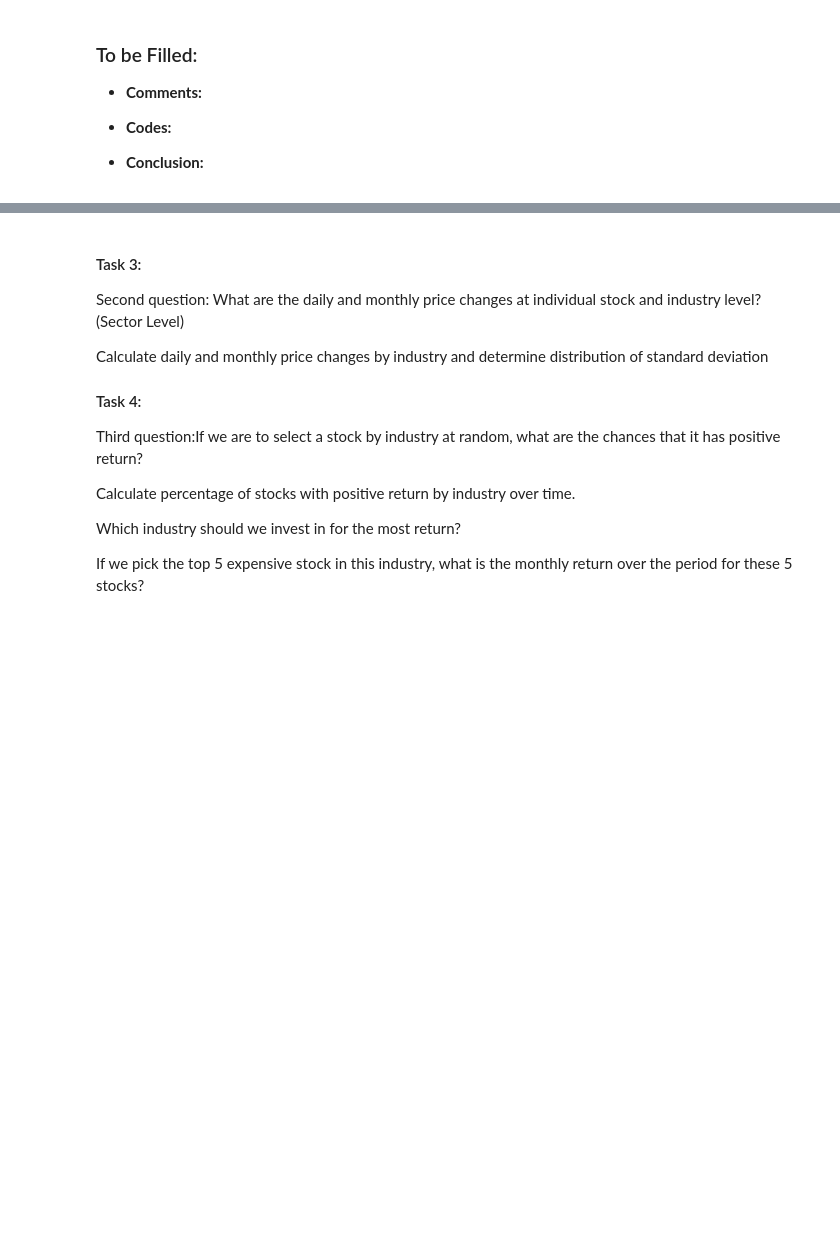
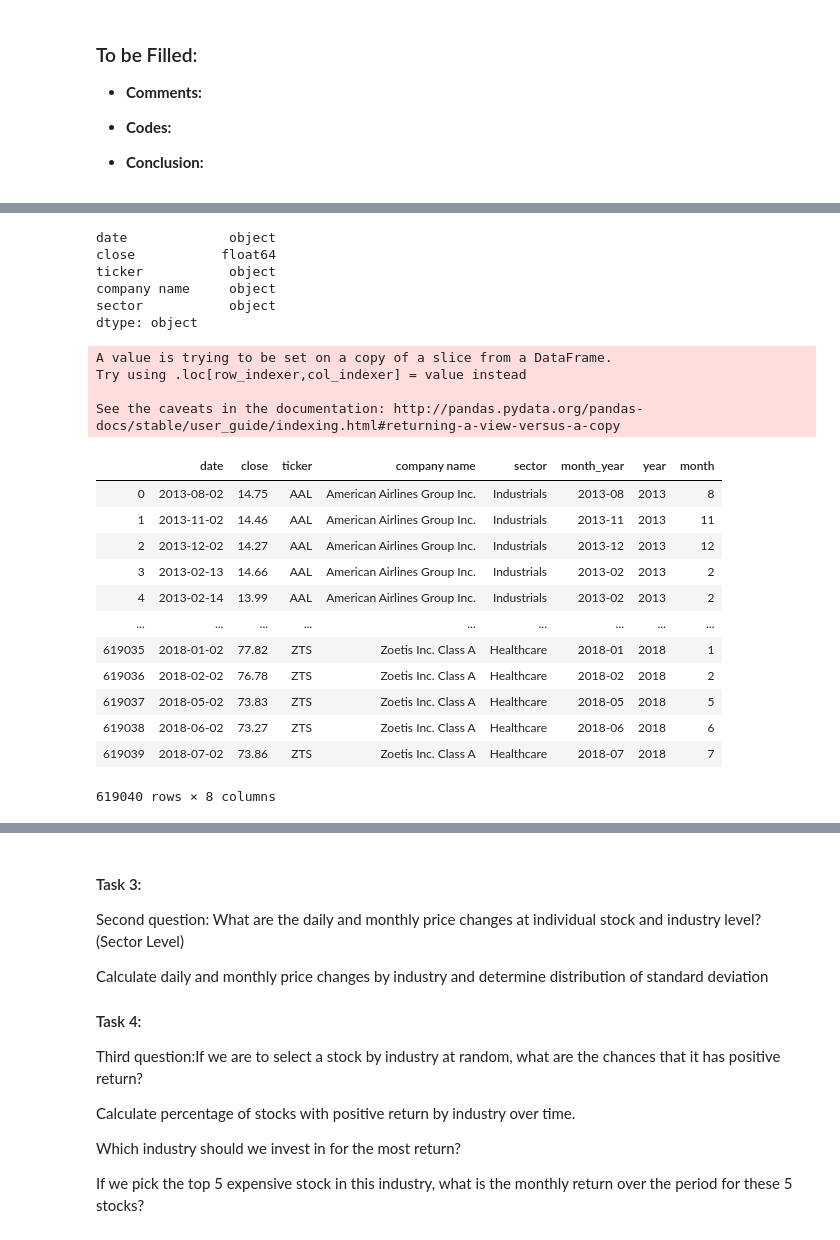
Before and after one commit to ProjectTeam4/ProjectTeam4.github.io, a Jupyter notebook: S&P 500 Stock Analysis_Is Technology the Right Investment for the Future.ipynb, the cells around one changed output, grey strips where cells are left out. Cells and saved outputs as stored; diff of their text form; code cells hidden in the pictures; blank space fills up the shorter version.

```diff
--- a/S&P 500 Stock Analysis_Is Technology the Right Investment for the Future.ipynb
+++ b/S&P 500 Stock Analysis_Is Technology the Right Investment for the Future.ipynb
@@ -147,0 +164,46 @@ fullDataset_grouped = fullDataset.groupby('industry')
+# %%
+# Check date data type to see whether it's numerical or not (in this case it is not)
+cleanDataset.dtypes
+# %% [output]
+date             object
+close           float64
+ticker           object
+company name     object
+sector           object
+dtype: object
+# %%
+# Change date data type to datetime
+cleanDataset['date'] = pd.to_datetime(cleanDataset['date'])
+
+### Can't change it to numerical (trying to use date in my following graphs)
+# %% [output]
+A value is trying to be set on a copy of a slice from a DataFrame.
+Try using .loc[row_indexer,col_indexer] = value instead
+
+See the caveats in the documentation: http://pandas.pydata.org/pandas-docs/stable/user_guide/indexing.html#returning-a-view-versus-a-copy
+# %%
+# Import numpy and date in order to create a new column showing only month and year
+import numpy as np
+import datetime
+
+# Break down date column into three columns:month, year and month-year for easier data analysis
+cleanDataset['month_year'] = pd.to_datetime(cleanDataset['date']).dt.to_period('M')
+cleanDataset['year'] = pd.DatetimeIndex(cleanDataset['date']).year
+cleanDataset['month'] = pd.DatetimeIndex(cleanDataset['date']).month
+cleanDataset
+
+### I'm currently doing this as I'm not able to use "date" field
+# %% [output]
+|  | date | close | ticker | company name | sector | month_year | year | month |
+| 0 | 2013-08-02 | 14.75 | AAL | American Airlines Group Inc. | Industrials | 2013-08 | 2013 | 8 |
+| 1 | 2013-11-02 | 14.46 | AAL | American Airlines Group Inc. | Industrials | 2013-11 | 2013 | 11 |
+| 2 | 2013-12-02 | 14.27 | AAL | American Airlines Group Inc. | Industrials | 2013-12 | 2013 | 12 |
+| 3 | 2013-02-13 | 14.66 | AAL | American Airlines Group Inc. | Industrials | 2013-02 | 2013 | 2 |
+| 4 | 2013-02-14 | 13.99 | AAL | American Airlines Group Inc. | Industrials | 2013-02 | 2013 | 2 |
+| ... | ... | ... | ... | ... | ... | ... | ... | ... |
+| 619035 | 2018-01-02 | 77.82 | ZTS | Zoetis Inc. Class A | Healthcare | 2018-01 | 2018 | 1 |
+| 619036 | 2018-02-02 | 76.78 | ZTS | Zoetis Inc. Class A | Healthcare | 2018-02 | 2018 | 2 |
+| 619037 | 2018-05-02 | 73.83 | ZTS | Zoetis Inc. Class A | Healthcare | 2018-05 | 2018 | 5 |
+| 619038 | 2018-06-02 | 73.27 | ZTS | Zoetis Inc. Class A | Healthcare | 2018-06 | 2018 | 6 |
+| 619039 | 2018-07-02 | 73.86 | ZTS | Zoetis Inc. Class A | Healthcare | 2018-07 | 2018 | 7 |
+619040 rows × 8 columns
```
Also changed, not shown: parts of 10 cells of this notebook.
